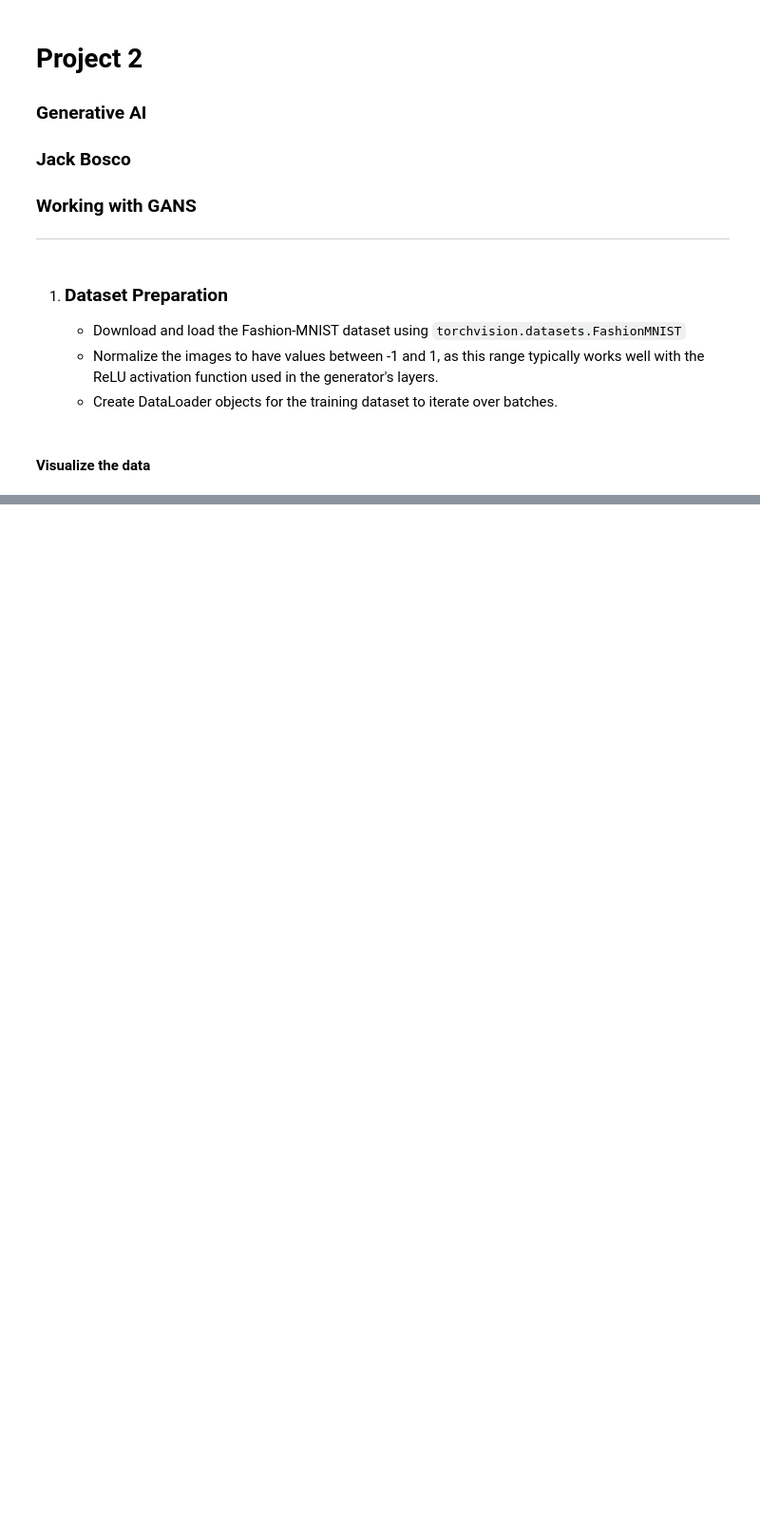
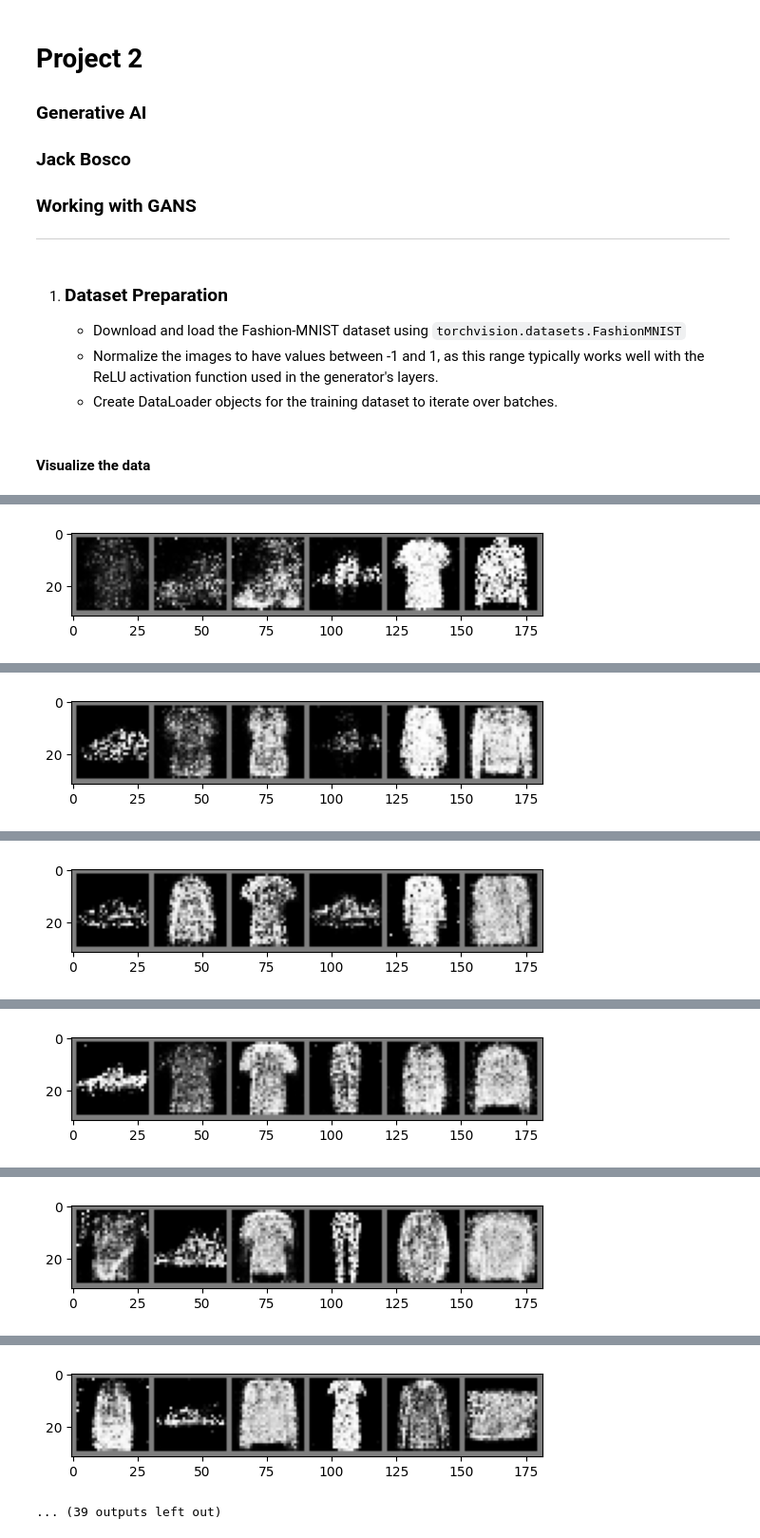
Before and after one commit to JackBosco/GenAI, a Jupyter notebook: ass2/Project2.ipynb, the cells around one changed output, grey strips where cells are left out. Shown at 95% size. Saved outputs shown, nothing was run; the diff lists cells and outputs as text; code cells hidden in the pictures; blank space fills up the shorter version.

```diff
--- a/ass2/Project2.ipynb
+++ b/ass2/Project2.ipynb
@@ -24,7 +27,7 @@ transform = transforms.Compose(
   	]
 )
 
-batchsize = 4
+batchsize = 6
 
 # load the training dataset
 trainset = torchvision.datasets.FashionMNIST(root='./data', train=True, download=True, transform=transform)
@@ -62,0 +72,3 @@ tensor(-1.) tensor(1.)
+# %%
+dev = torch.device('cuda:0' if torch.cuda.is_available() else 'cpu')
+#dev = torch.device('cpu')
@@ -62,0 +142,53 @@ tensor(-1.) tensor(1.)
+# %%
+def train(dataloader, epochs, batchsize, latent_dim):
+	z_show = torch.randn(batchsize, latent_dim).to(dev) # fixed sample noise for visualization
+	avg_loss = {'G Loss': [], 'D Loss': []}
+	for epoch in range(epochs): #loop over the dataset for each epoch
+		running_loss = {'G Loss': [], 'D Loss': []}
+		for i, (imgs, labels) in enumerate(dataloader): #loop for each batch
+			valid = torch.ones(batchsize, 1).to(dev)
+			fake = torch.zeros(batchsize, 1).to(dev)
+
+			# generate some images
+			z = torch.randn(batchsize, latent_dim).to(dev) # Sample noise as generator input
+			gen_imgs = generator(z)
+
+			# Train Discriminator
+			optimizer_D.zero_grad()
+			both = torch.cat((imgs.to(dev), gen_imgs.detach()), 0)
+			both_loss = loss_fn(discriminator(both), torch.cat((valid, fake), 0))
+			both_loss.backward()
+			optimizer_D.step()
+
+			# Train Generator
+			optimizer_G.zero_grad()
+			y = discriminator(gen_imgs).to(dev)
+			g_loss = loss_fn(y, valid)
+			g_loss.backward()
+			optimizer_G.step()
+
+			# save the losses
+			running_loss['G Loss'].append(g_loss.item())
+			running_loss['D Loss'].append(both_loss.item())
+			if (i+1) % 5000 == 0:
+				print(f'Epoch {epoch+1}/{epochs}, Batch {i+1}/{len(dataloader)}, G Loss: {g_loss.item():.3f}, D Loss: {both_loss.item():.3f}')
+		# print generated images
+		avg_loss['G Loss'].append(sum(running_loss['G Loss']) / len(running_loss['G Loss']))
+		avg_loss['D Loss'].append(sum(running_loss['D Loss']) / len(running_loss['D Loss']))
+		gen_imgs = generator(z_show)
+		print('Generated Images')
+		imshow(torchvision.utils.make_grid(gen_imgs.cpu().detach()))
+
+	loss_df = pd.DataFrame(avg_loss)
+	plt.plot(loss_df['G Loss'], label='G Loss')
+	plt.plot(loss_df['D Loss'], label='D Loss')
+	plt.legend()
+	plt.ylabel('Average Loss')
+	plt.xlabel('Epoch')
+	plt.show()
+	plt.savefig('loss.jpeg')
+	plt.close()
+
+
+train(trainloader, 25, batchsize, latent_dim)
+# %% [output]
@@ -62,0 +198 @@ tensor(-1.) tensor(1.)
+[figure, added]
@@ -62,0 +202 @@ tensor(-1.) tensor(1.)
+[figure, added]
@@ -62,0 +206 @@ tensor(-1.) tensor(1.)
+[figure, added]
@@ -62,0 +210 @@ tensor(-1.) tensor(1.)
+[figure, added]
@@ -62,0 +214 @@ tensor(-1.) tensor(1.)
+[figure, added]
@@ -62,0 +218,2 @@ tensor(-1.) tensor(1.)
+[figure, added]
+... (39 outputs left out)
```
Also changed, not shown: parts of 7 cells of this notebook, 4 other files.
